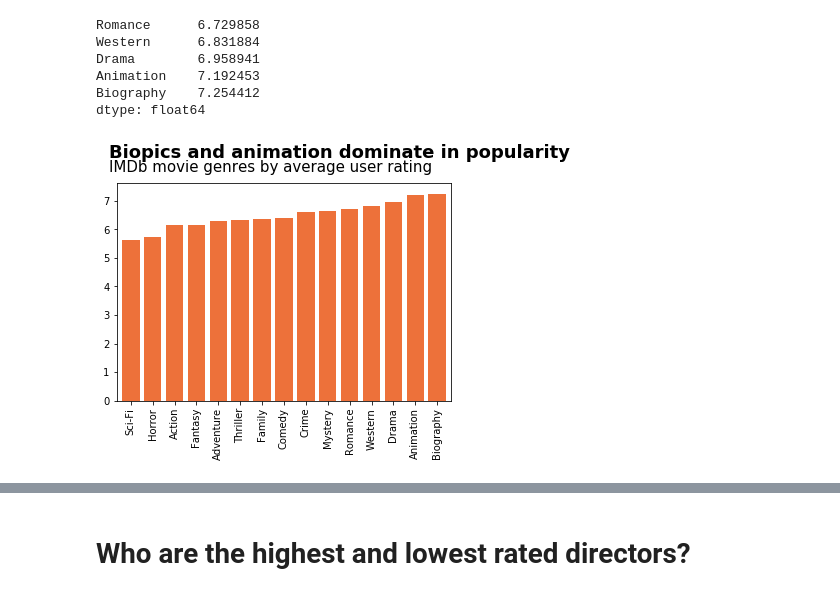
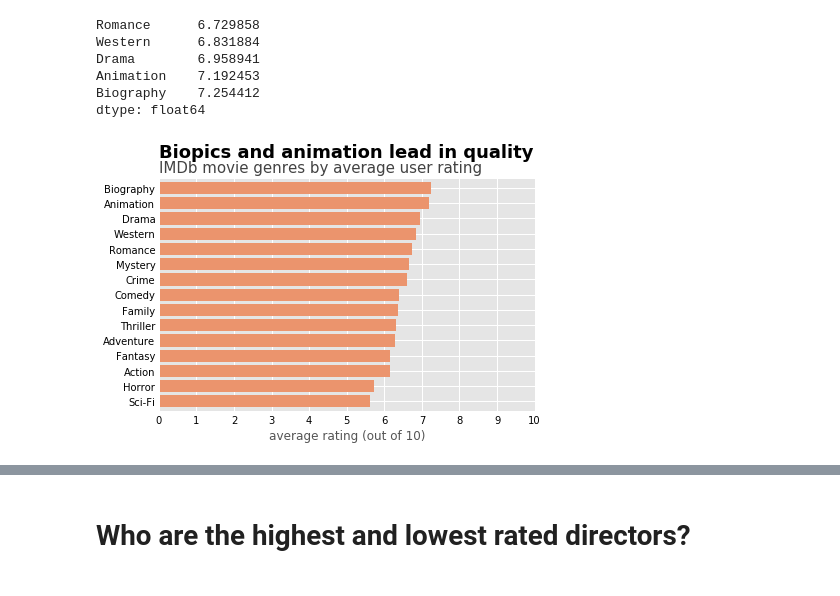
Before and after one commit to LambdaSchool/DS-Unit-1-Sprint-5-Data-Storytelling-Blog-Post, a Jupyter notebook: TristaWeek5.ipynb, the cells around one changed output, grey strips where cells are left out. Saved outputs shown, nothing was run; the diff lists cells and outputs as text; code cells hidden in the pictures.

```diff
--- a/TristaWeek5.ipynb
+++ b/TristaWeek5.ipynb
@@ -394,8 +394,12 @@ Animation    7.192453
 Biography    7.254412
 dtype: float64
 # %%
-ax = Combined.plot.bar(color='#ED713A', width=0.8, legend=False);
-ax.text(x=-1, y=8.5, s="Biopics and animation dominate in popularity", fontsize=18, fontweight='bold')
-ax.text(x=-1, y=8, s='IMDb movie genres by average user rating', fontsize=15);
+plt.style.use('ggplot')
+ax = Combined.plot.barh(color='#EB946D', width=0.8, legend=False);
+ax.set(xticks=range(0, 11, 1));
+ax.tick_params(axis='both', labelcolor='black')
+ax.set_xlabel('average rating (out of 10)')
+ax.text(x=0, y=16, s="Biopics and animation lead in quality", fontsize=18, fontweight='bold')
+ax.text(x=0, y=15, s='IMDb movie genres by average user rating', fontsize=15, color='#424242');
 # %% [output]
-[figure, old version]
+[figure, new version]
```
Also changed, not shown: parts of 4 cells of this notebook.
